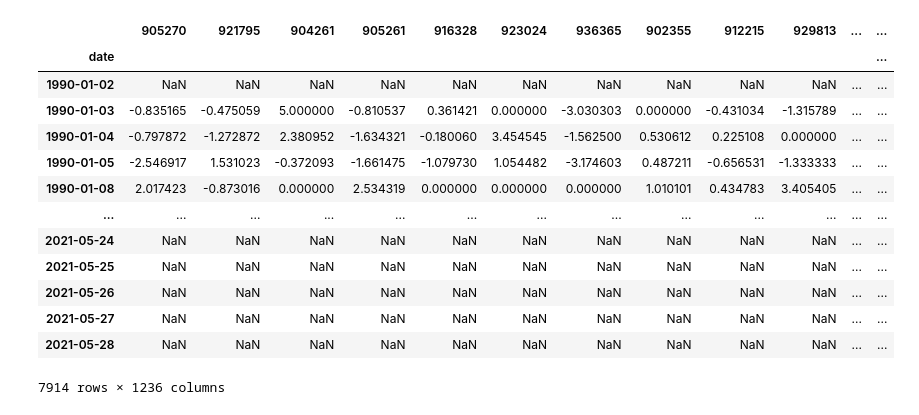
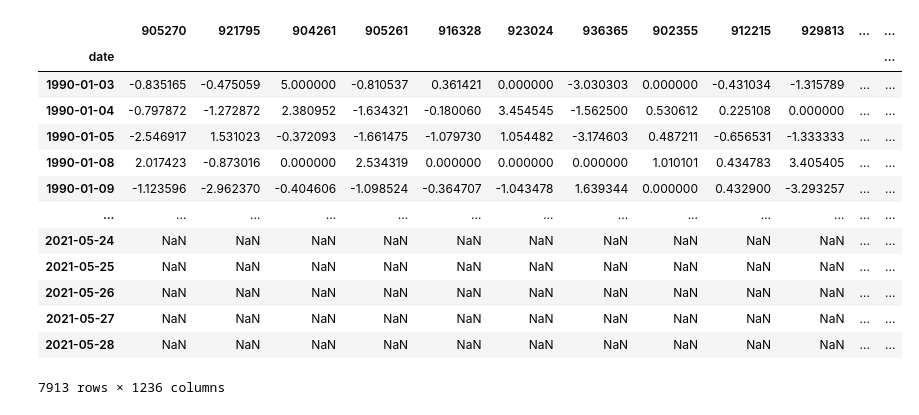
Before and after one commit to jeremylee73/differential-capital, a Jupyter notebook: feature-engineering/PCA on Returns Dataframe.ipynb, the cells around one changed output. Drawn from its saved outputs; the diff is of its cells as text; code cells hidden in the pictures.

```diff
--- a/feature-engineering/PCA on Returns Dataframe.ipynb
+++ b/feature-engineering/PCA on Returns Dataframe.ipynb
@@ -8,21 +8,22 @@ from sklearn.preprocessing import StandardScaler
 from sklearn.model_selection import train_test_split
 from sklearn.decomposition import PCA
 # %%
-ret = pd.read_pickle('/Users/nishb/Documents/IX/Internship/returns.pkl')
-ret
+returns = pd.read_pickle('/Users/nishb/Documents/IX/Internship/returns.pkl')
+returns = returns.iloc[1:]
+returns
 # %% [output]
 |  | 905270 | 921795 | 904261 | 905261 | 916328 | 923024 | 936365 | 902355 | 912215 | 929813 | ... | ... |
 | date |  |  |  |  |  |  |  |  |  |  |  | ... |
-| 1990-01-02 | NaN | NaN | NaN | NaN | NaN | NaN | NaN | NaN | NaN | NaN | ... | ... |
 | 1990-01-03 | -0.835165 | -0.475059 | 5.000000 | -0.810537 | 0.361421 | 0.000000 | -3.030303 | 0.000000 | -0.431034 | -1.315789 | ... | ... |
 | 1990-01-04 | -0.797872 | -1.272872 | 2.380952 | -1.634321 | -0.180060 | 3.454545 | -1.562500 | 0.530612 | 0.225108 | 0.000000 | ... | ... |
 | 1990-01-05 | -2.546917 | 1.531023 | -0.372093 | -1.661475 | -1.079730 | 1.054482 | -3.174603 | 0.487211 | -0.656531 | -1.333333 | ... | ... |
 | 1990-01-08 | 2.017423 | -0.873016 | 0.000000 | 2.534319 | 0.000000 | 0.000000 | 0.000000 | 1.010101 | 0.434783 | 3.405405 | ... | ... |
+| 1990-01-09 | -1.123596 | -2.962370 | -0.404606 | -1.098524 | -0.364707 | -1.043478 | 1.639344 | 0.000000 | 0.432900 | -3.293257 | ... | ... |
 | ... | ... | ... | ... | ... | ... | ... | ... | ... | ... | ... | ... | ... |
 | 2021-05-24 | NaN | NaN | NaN | NaN | NaN | NaN | NaN | NaN | NaN | NaN | ... | ... |
 | 2021-05-25 | NaN | NaN | NaN | NaN | NaN | NaN | NaN | NaN | NaN | NaN | ... | ... |
 | 2021-05-26 | NaN | NaN | NaN | NaN | NaN | NaN | NaN | NaN | NaN | NaN | ... | ... |
 | 2021-05-27 | NaN | NaN | NaN | NaN | NaN | NaN | NaN | NaN | NaN | NaN | ... | ... |
 | 2021-05-28 | NaN | NaN | NaN | NaN | NaN | NaN | NaN | NaN | NaN | NaN | ... | ... |
-7914 rows × 1236 columns
+7913 rows × 1236 columns
 # %%
```
Also changed, not shown: parts of 9 cells of this notebook.
